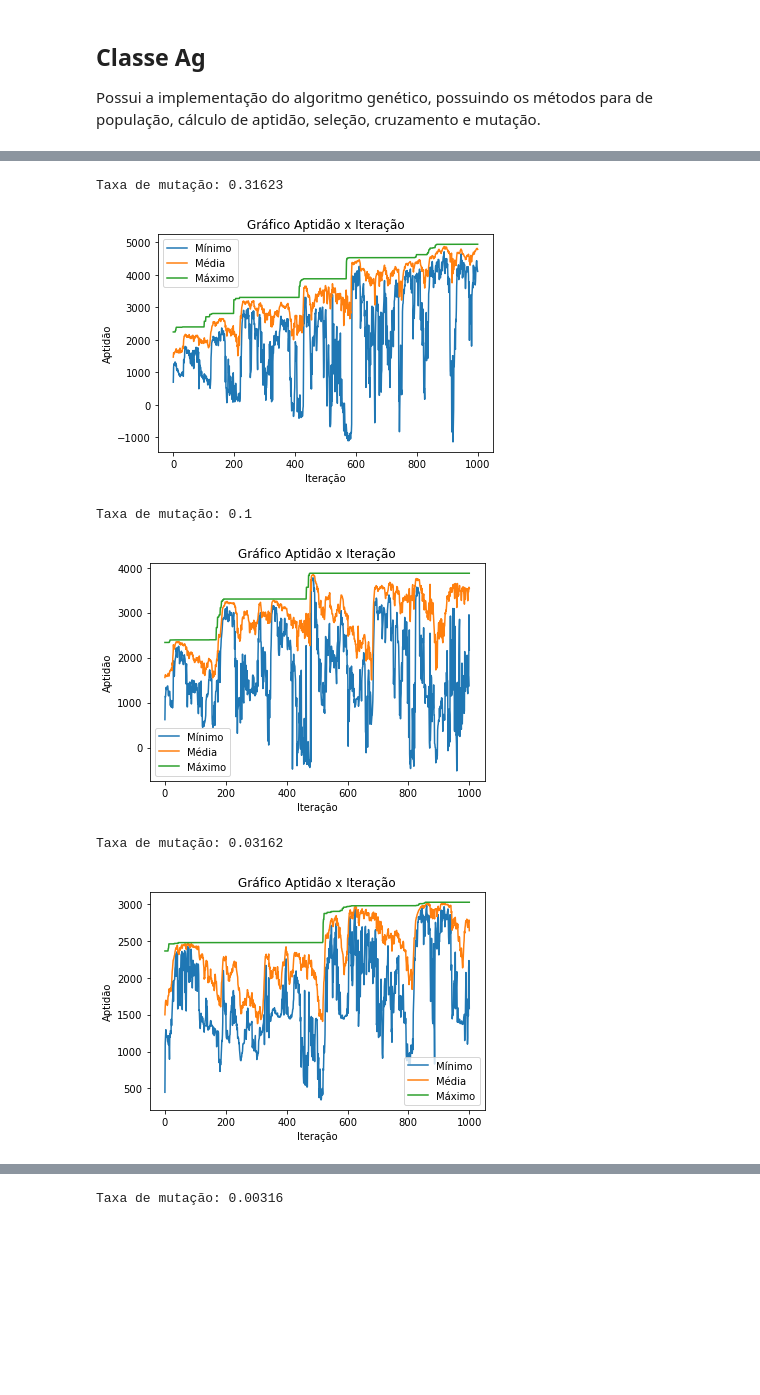
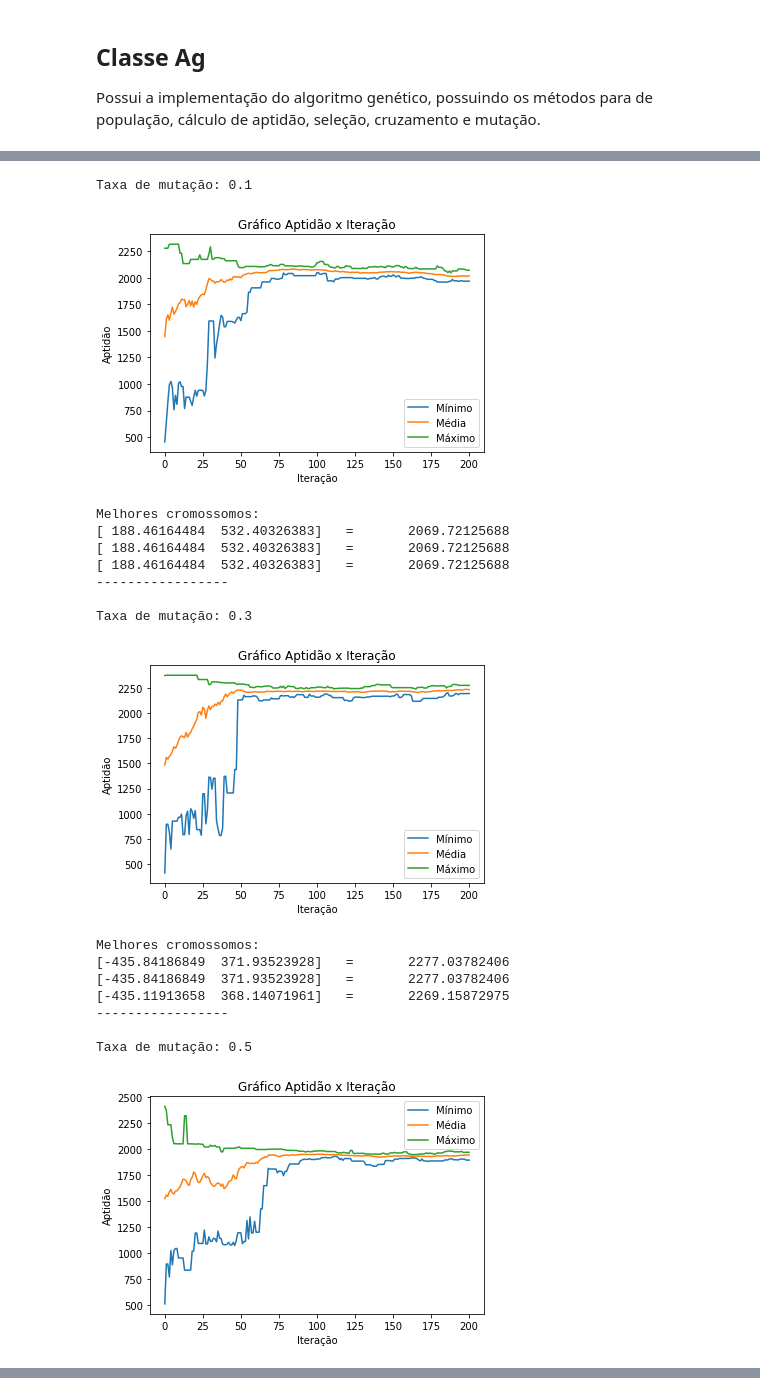
Before and after one commit to viniciusvmda/algoritmo-genetico, a Jupyter notebook: algoritmo_genetico.ipynb, the cells around one changed output, grey strips where cells are left out. Drawn from its saved outputs; the diff is of its cells as text; code cells hidden in the pictures; blank space fills up the shorter version.

```diff
--- a/algoritmo_genetico.ipynb
+++ b/algoritmo_genetico.ipynb
@@ -205,10 +255,11 @@ class Ag:
 # %%
-tam_populacao, inicio, fim, alfa, tax_cruzamento, tax_mutacao, max_geracoes = (100, -600, 600, 0.6, 0.6, 0.005, 1000)
-elitismo = True
+tam_populacao, inicio, fim, tax_cruzamento, tax_mutacao, max_geracoes = (200, -600, 600, 0.2, 0.1, 200)
 
-for i in range(1,6):
+for i in range(1,4):
     tax_cruzamento = 2*i/10
-    ag = Ag(tam_populacao, inicio, fim, alfa, tax_cruzamento, tax_mutacao, max_geracoes)
+    ag = Ag(tam_populacao, inicio, fim, tax_cruzamento, tax_mutacao, max_geracoes)
+    print(ag.MAX)
     print("Taxa de cruzamento: " + str(tax_cruzamento))
-    ag.executar(elitismo)
+    ag.executar()
+    print('-----------------\n')
 # %% [output]
@@ -227,16 +296,28 @@ Taxa de cruzamento: 1.0
 # %%
-tam_populacao, inicio, fim, alfa, tax_cruzamento, tax_mutacao, max_geracoes = (100, -600, 600, 0.6, 0.6, 0.005, 1000)
-elitismo = True
+tam_populacao, inicio, fim, tax_cruzamento, tax_mutacao, max_geracoes = (100, -600, 600, 0.2, 0.1, 200)
 
-for i in range(1,6):
-    tax_mutacao = round(1 / pow(10, i/2), 5)
-    ag = Ag(tam_populacao, inicio, fim, alfa, tax_cruzamento, tax_mutacao, max_geracoes)
-    print("Taxa de mutação: " + str(tax_mutacao))
-    ag.executar(elitismo)
+for i in range(1,4):
+    ag = Ag(tam_populacao, inicio, fim, tax_cruzamento, tax_mutacao, max_geracoes)
+    print("Taxa de mutação: " + str(round(tax_mutacao, 2)))
+    ag.executar()
+    print('-----------------\n')
+    tax_mutacao += 0.2
 # %% [output]
-Taxa de mutação: 0.31623
+Taxa de mutação: 0.1
-[figure, old version]
+[figure, new version]
-Taxa de mutação: 0.1
+Melhores cromossomos:
+[ 188.46164484  532.40326383]   =       2069.72125688
+[ 188.46164484  532.40326383]   =       2069.72125688
+[ 188.46164484  532.40326383]   =       2069.72125688
+-----------------
+
+Taxa de mutação: 0.3
-[figure, old version]
+[figure, new version]
-Taxa de mutação: 0.03162
+Melhores cromossomos:
+[-435.84186849  371.93523928]   =       2277.03782406
+[-435.84186849  371.93523928]   =       2277.03782406
+[-435.11913658  368.14071961]   =       2269.15872975
+-----------------
+
+Taxa de mutação: 0.5
-[figure, old version]
+[figure, new version]
@@ -245 +328,0 @@ Taxa de mutação: 0.01
-Taxa de mutação: 0.00316
```
Also changed, not shown: parts of 17 cells of this notebook, 4 other files.
